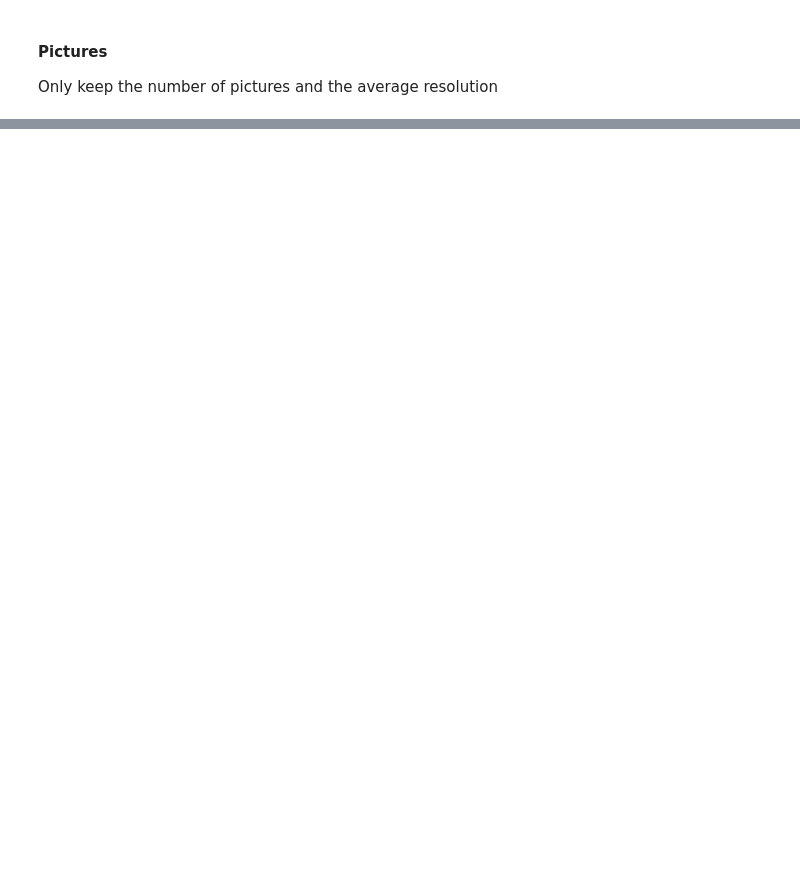
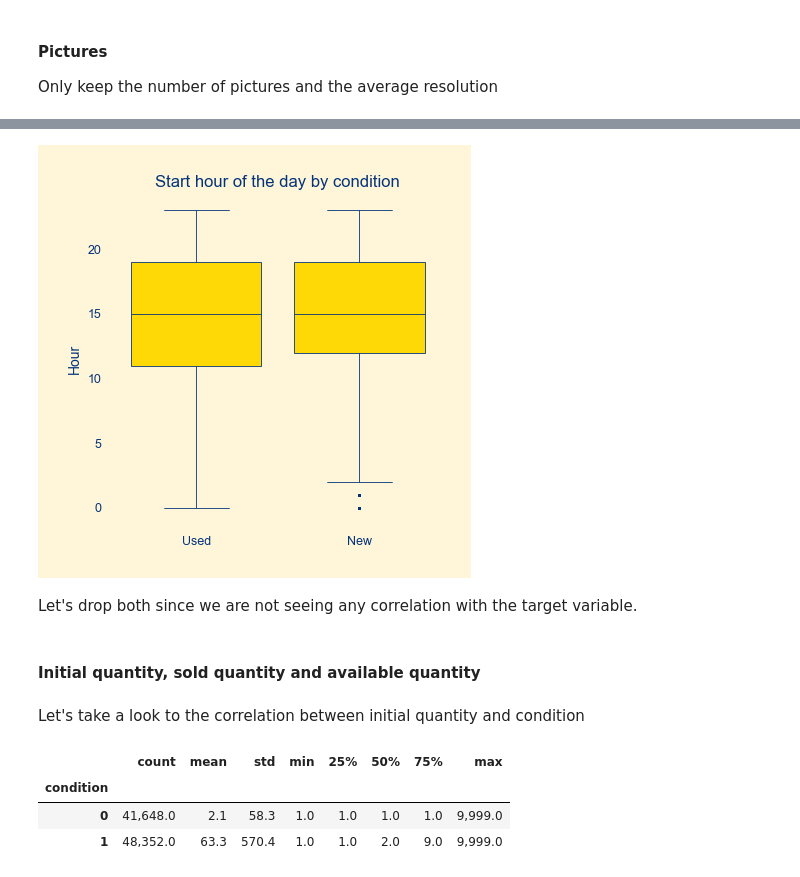
Before and after one commit to dewith/new-or-used, a Jupyter notebook: notebooks/01_data_exploration.ipynb, the cells around one changed output, grey strips where cells are left out. Saved outputs shown, nothing was run; the diff lists cells and outputs as text; code cells hidden in the pictures; blank space fills up the shorter version.

```diff
--- a/notebooks/01_data_exploration.ipynb
+++ b/notebooks/01_data_exploration.ipynb
@@ -729,0 +1018,2 @@ plt.show()
+# %%
+df.drop('official_store_id', axis=1, inplace=True)
@@ -729,0 +1037,2 @@ plt.show()
+# %%
+df.drop('catalog_product_id', axis=1, inplace=True)
@@ -729,0 +1073,2 @@ plt.show()
+# %%
+df.drop(['base_price', 'original_price'], axis=1, inplace=True)
@@ -729,0 +1086,29 @@ plt.show()
+# %%
+df['start_time'] = pd.to_datetime(df['start_time'], unit='ms')
+df['start_hour'] = df['start_time'].dt.hour
+# %%
+fig, ax = plt.subplots(1, 1, figsize=(4, 4))
+sns.boxplot(
+    x='condition',
+    y='start_hour',
+    data=df,
+    fliersize=0.6,
+    linewidth=0.6,
+    linecolor=colors['lines'],
+    legend=False,
+    saturation=1,
+    ax=ax,
+)
+ax.set_title('Start hour of the day by condition')
+ax.set_ylabel('Hour')
+ax.set_xlabel('')
+ax.set_xticks([0, 1])
+ax.set_xticklabels(['Used', 'New'])
+ax.spines[['left', 'bottom']].set_visible(False)
+
+plt.tight_layout()
+plt.show()
+# %% [output]
+[figure, added]
+# %% [markdown]
+Let's drop both since we are not seeing any correlation with the target variable.
@@ -729,0 +1117,13 @@ plt.show()
+# %% [markdown]
+#### Initial quantity, sold quantity and available quantity
+# %% [markdown]
+Let's take a look to the correlation between initial quantity and condition
+# %%
+df.groupby('condition').initial_quantity.describe().apply(
+    lambda s: s.apply('{0:,.1f}'.format)
+)
+# %% [output]
+|  | count | mean | std | min | 25% | 50% | 75% | max |
+| condition |  |  |  |  |  |  |  |  |
+| 0 | 41,648.0 | 2.1 | 58.3 | 1.0 | 1.0 | 1.0 | 1.0 | 9,999.0 |
+| 1 | 48,352.0 | 63.3 | 570.4 | 1.0 | 1.0 | 2.0 | 9.0 | 9,999.0 |
```
Also changed, not shown: parts of 140 cells of this notebook, 2 other files.
